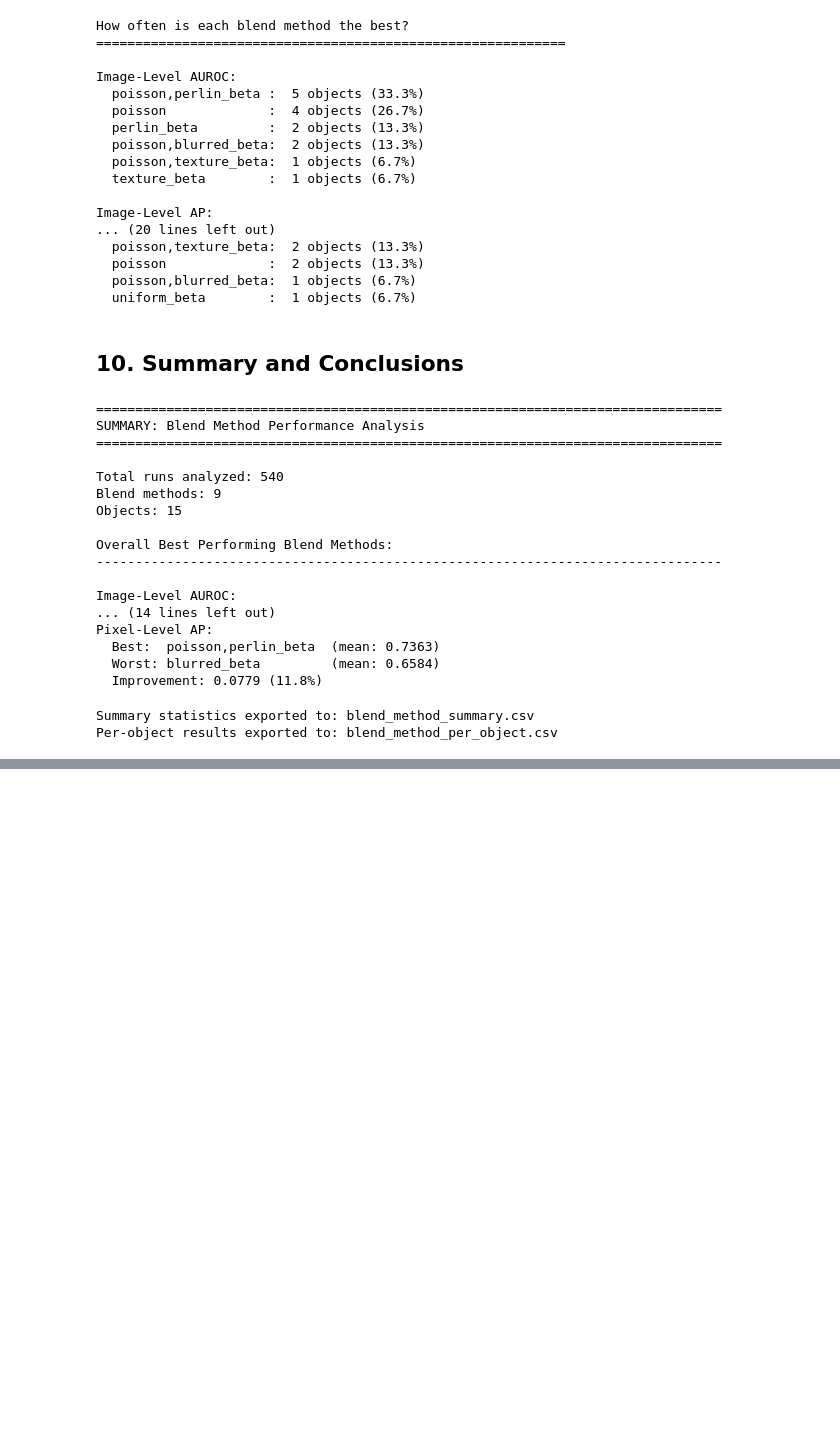
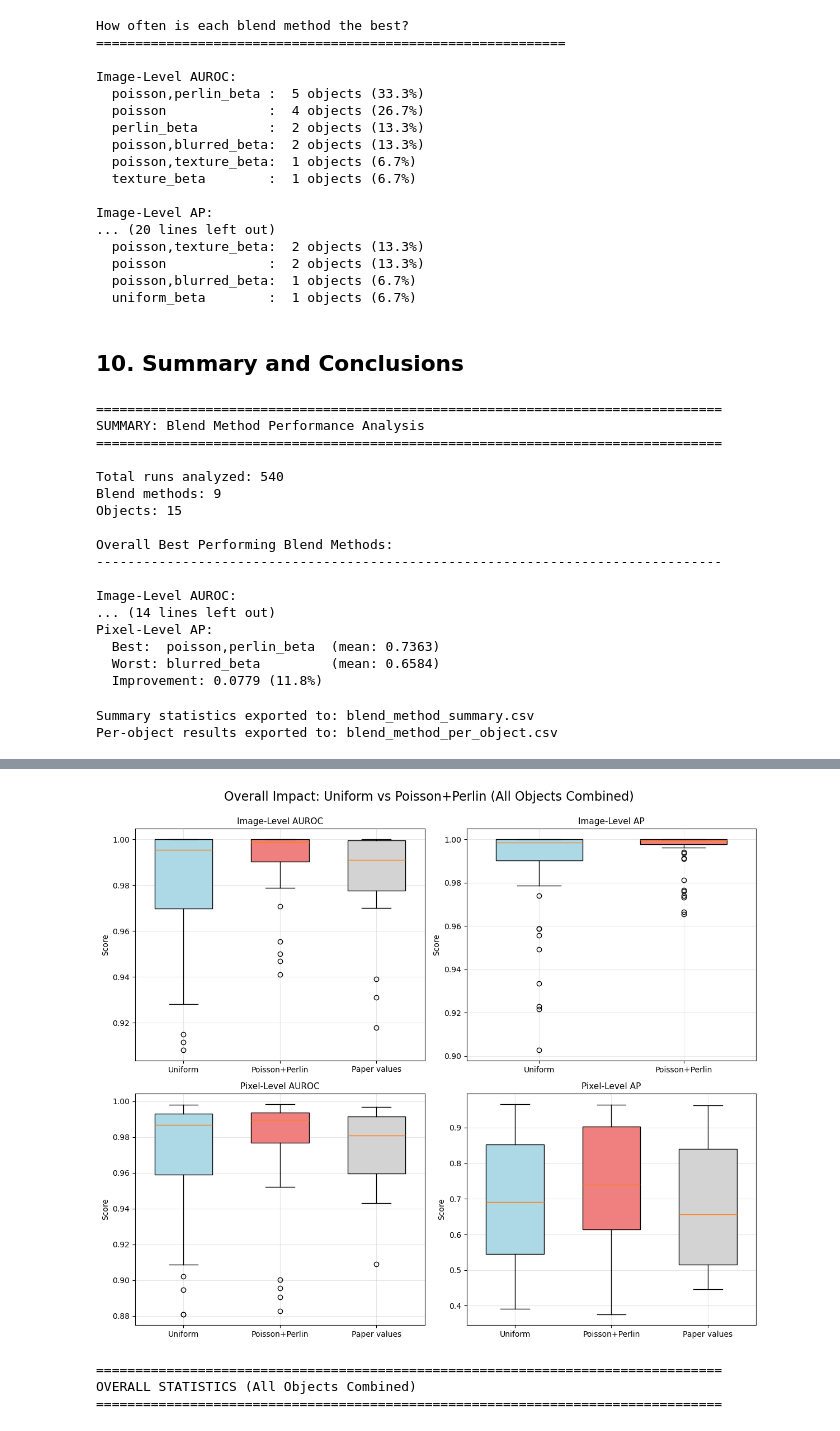
Before and after one commit to christopher-rossbach/DRAEM_seminar_AD, a Jupyter notebook: analyze_blend_methods.ipynb, the cells around one changed output, grey strips where cells are left out. Drawn from its saved outputs; the diff is of its cells as text; code cells hidden in the pictures; blank space fills up the shorter version.

Commit message:
significance plots for uniform vs poisson+perlin

```diff
--- a/analyze_blend_methods.ipynb
+++ b/analyze_blend_methods.ipynb
@@ -725,10 +725,9 @@ def df_to_latex_colored(df, cmap_name="RdYlGn", fmt="{:.1f}\\%", beamer_style=Tr
             lines.append(f"\\uncover<{uncover_counter}->{{{line}}} \\\\")
         if "Uniform" in lines[-1] and beamer_style:
             lines.append("\\hline")
-            uncover_counter = 2
         if "Poisson" in lines[-1] and beamer_style:
             lines.append("\\hline")
-            uncover_counter = 3
+            uncover_counter = 4
         if not beamer_style and "+" in lines[-1]:
             lines.append("\\hline")
 
@@ -812,0 +1035,47 @@ with open('report/figures/blending_comparison_table_report.tex', 'w') as f:
+# %%
+# Overall comparison plot (all objects combined)
+if len(df_comparison) > 0:
+    fig2, axes2 = plt.subplots(2, 2, figsize=(12, 10))
+    fig2.suptitle('Overall Impact: Uniform vs Poisson+Perlin (All Objects Combined)', fontsize=16, y=0.995)
+
+    for idx, (metric, title) in enumerate(zip(metrics, metric_titles)):
+        if metric in df_comparison.columns:
+            ax = axes2[idx // 2, idx % 2]
+
+            uniform_vals = df_comparison[df_comparison['blend_method'] == uniform_method][metric].dropna()
+            poisson_perlin_vals = df_comparison[df_comparison['blend_method'] == poisson_perlin_method][metric].dropna()
+
+            # Baseline distribution for this metric (across objects), if available
+            baseline_vals = None
+            if metric in baseline_df.columns:
+                baseline_vals = baseline_df[metric].dropna()
+
+            data_plot = [uniform_vals, poisson_perlin_vals] + ([baseline_vals] if baseline_vals is not None and len(baseline_vals) > 0 else [])
+            labels = ['Uniform', 'Poisson+Perlin'] + (['Paper values'] if baseline_vals is not None and len(baseline_vals) > 0 else [])
+
+            bp = ax.boxplot(data_plot, labels=labels, patch_artist=True, widths=0.6)
+            colors2 = ['lightblue', 'lightcoral'] + (['lightgray'] if baseline_vals is not None and len(baseline_vals) > 0 else [])
+            for patch, color in zip(bp['boxes'], colors2):
+                patch.set_facecolor(color)
+
+            ax.set_ylabel('Score', fontsize=10)
+            ax.set_title(title, fontsize=11)
+            ax.grid(True, alpha=0.3, axis='y')
+
+    plt.tight_layout()
+    fig2.savefig('report/figures/uniform_vs_poisson_perlin_overall.pdf', format='pdf', dpi=300, bbox_inches='tight')
+    plt.show()
+
+    # Print overall statistics
+    print("\n" + "="*80)
+    print("OVERALL STATISTICS (All Objects Combined)")
+    print("="*80)
+    for metric, title in zip(metrics, metric_titles):
+        if metric in df_comparison.columns:
+            uniform_vals = df_comparison[df_comparison['blend_method'] == uniform_method][metric].dropna()
+            poisson_perlin_vals = df_comparison[df_comparison['blend_method'] == poisson_perlin_method][metric].dropna()
+# %% [output]
+[figure, added]
+================================================================================
+OVERALL STATISTICS (All Objects Combined)
+================================================================================
```
Also changed, not shown: parts of 4 cells of this notebook.
